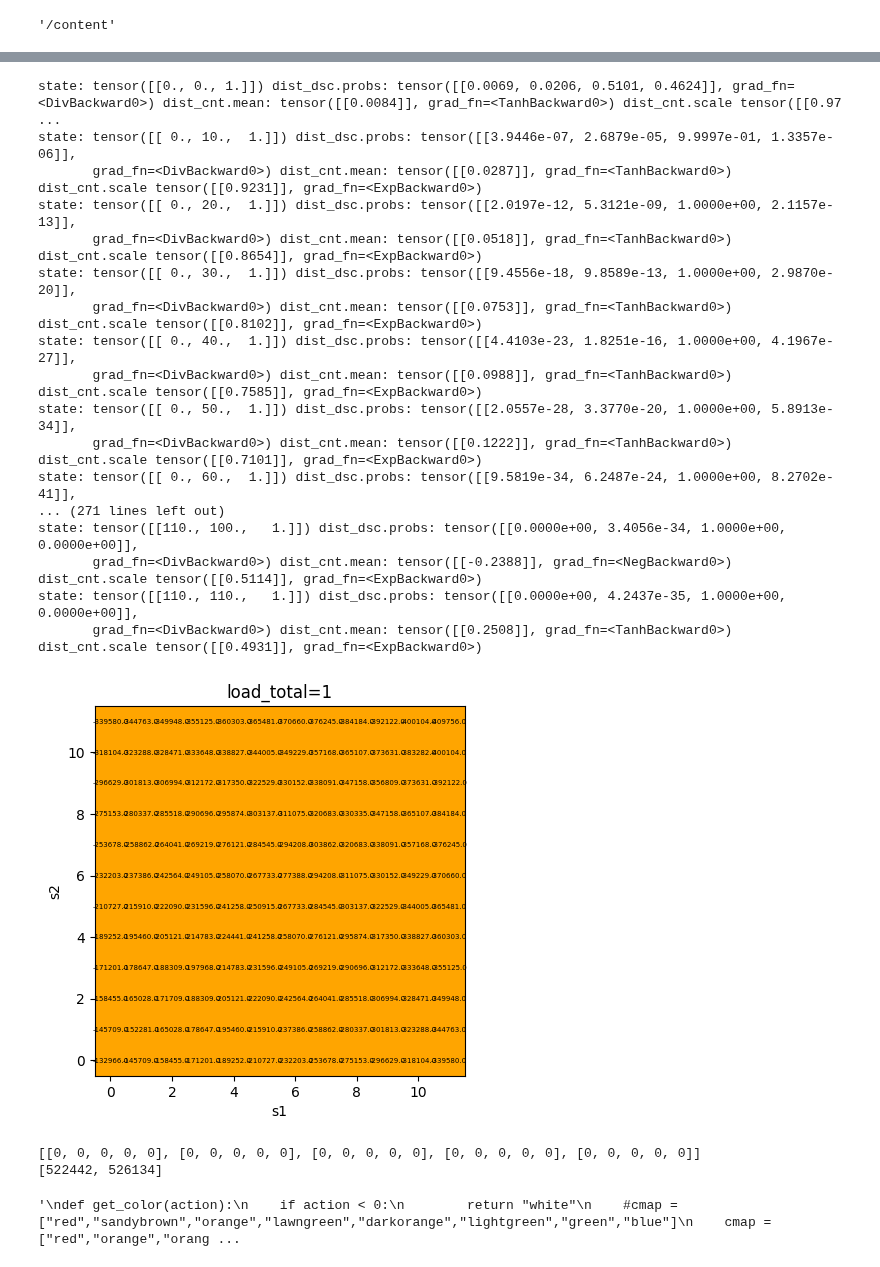
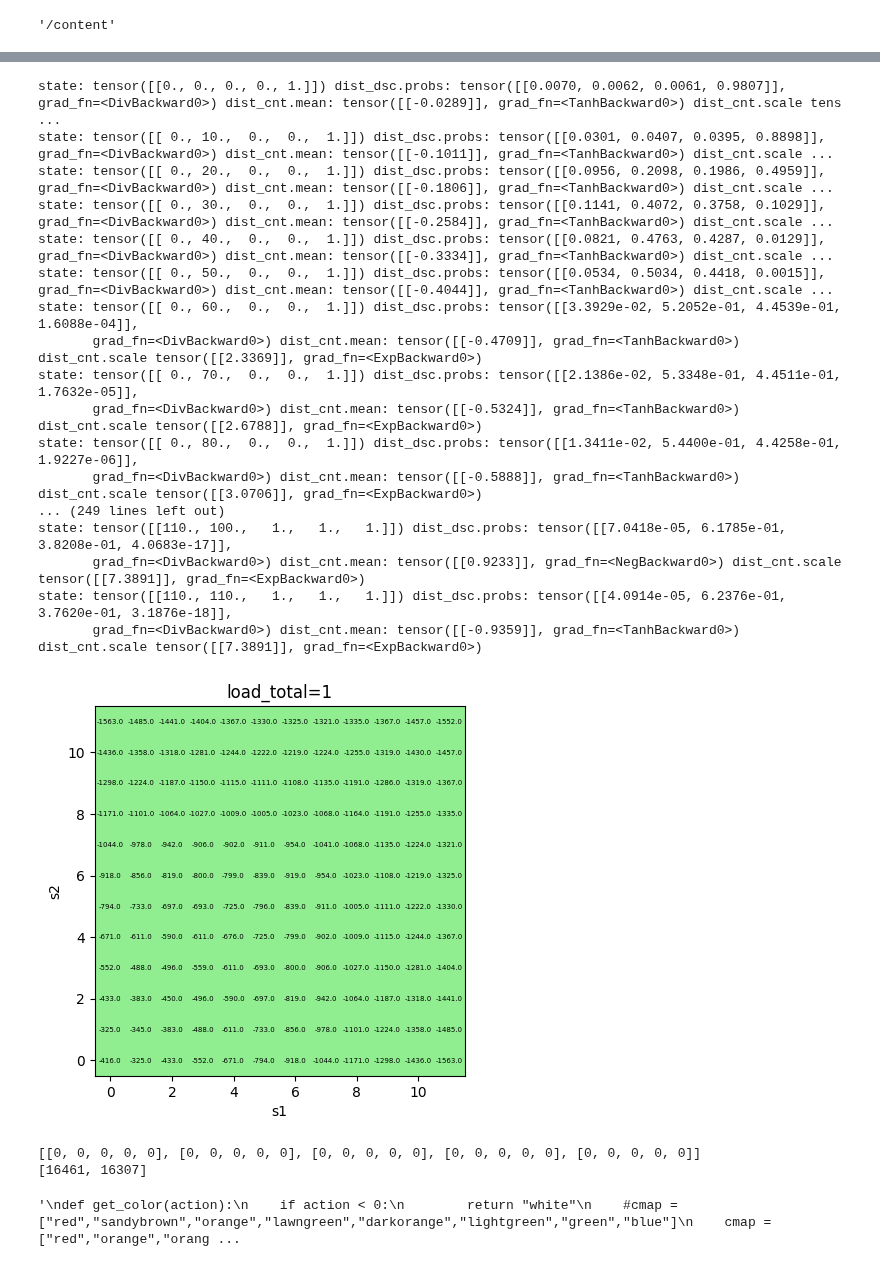
Before and after one commit to AbeTetsuyaR/AbePPO, a Jupyter notebook: AbePPO0904_without_ohe.ipynb, the cells around one changed output, grey strips where cells are left out. Cells and saved outputs as stored; diff of their text form; code cells hidden in the pictures.

```diff
--- a/AbePPO0904_without_ohe.ipynb
+++ b/AbePPO0904_without_ohe.ipynb
@@ -607,6 +614,7 @@ class CriticNetwork(nn.Module):
         state_rev = state.clone()#0907
         if state[0][0]>state[0][1]:
           state_rev[:, [0, 1]] = state_rev[:, [1, 0]]
+          state_rev[:, [2, 3]] = state_rev[:, [3, 2]]#flag
         value = self.critic(state_rev)
 
         return value
@@ -835,11 +843,11 @@ n_units = 2
 n_states = 5
 MAX_maintenance_time = 0
 #input_size = n_units * n_states + n_units * (MAX_maintenance_time) + 2 #MDPのため[残り時間]と[保全意思決定時]の2つの入力は入れない
-input_size = n_units + 1
+input_size = n_units*2 + 1 #flagを追加
 action_size = 2**n_units  # 行動数は2^3個
 batch_size = 512*4#512-5120
 interval = 24
-alpha_actor = 0.00003#ここを変更する0.00003
+alpha_actor = 0.0003#ここを変更する0.00003
 alpha_critic = 0.01#ここを変更する0.001
 n_epochs = 4
 policy_clip = 0.1
@@ -859,7 +867,7 @@ agent = Agent(n_units=n_units,
               n_epochs=n_epochs)
 env = Environment()
 # %%
-observation0=[0,0,1]
+observation0=[0,0,0,0,1]
 state0 = torch.tensor(np.array([observation0]),dtype=torch.float).to(agent.actor.device)
 dist_dsc0, dist_cnt0 = agent.actor(state0)
 value0 = agent.critic(state0)
@@ -869,5 +877,5 @@ state: tensor([[0., 0., 1.]]) dist_dsc.probs: tensor([[0.0040, 0.0030, 0.0030, 0
 # %%
-num_episode =128#8*16*4で90分
+num_episode =4#8*16*4で90分
 threshold = 0 #cnt学習を開始するエピソード
 best_reward = -np.inf
 episode_reward_history = []
@@ -882,13 +890,13 @@ for episode in range(num_episode):
     three_action = 0
     penalty_action = 0
     #level_ohe, load_total = env.init_random()
-    levels, load_total = env.init_random()
+    levels, flags, load_total = env.init_random()
     if episode % 100 == 0:
         interval_time_episode = time.time()
     interval_time_episode = time.time()
     for _ in range(1024*8):#1024*8
         #state = level_ohe + list([inventory,demand])
-        state = levels + list([load_total])
+        state = levels + flags + list([load_total])
         #print(state)
         act_dsc, act_cnt, log_prob_dsc, log_prob_cnt, val = agent.choose_action(state)
         act_dsc_list = [int(bit) for bit in format(act_dsc.item(), f'0{env.n_units}b')]
@@ -907,7 +915,7 @@ for episode in range(num_episode):
           env.cntCount[1]+=1
         #print(act_dsc_list,act_cnt_np)
         #reward, level_ohe_next, load_total_next= env.operation(act_dsc_list,act_cnt_np)
-        reward, levels_next, load_total_next= env.operation(act_dsc_list,act_cnt_np)
+        reward, levels_next, flags_next, load_total_next= env.operation(act_dsc_list,act_cnt_np)
 
         episode_reward = episode_reward *0.99 + reward
         #penalty_action += flag
@@ -917,6 +925,7 @@ for episode in range(num_episode):
             #operation_time += (remain_interval_next + 1) / 2 * interval
         agent.remember(state, act_dsc.item(), act_cnt.squeeze().cpu().numpy().copy(), log_prob_dsc, log_prob_cnt, val, reward, operation_time)
         levels = levels_next
+        flags = flags_next
         #mstatus_ohe = mstatus_ohe_next
         #inventory = inventory_next
         #demand = demand_next
@@ -1099,10 +1108,16 @@ def optimal_policy(load_total):
     for s1 in range(x+2):
         for s2 in range(x+2):
             a =env.L/(x)
-            x1 =s1*a/100
-            x2 =s2*a/100
+            x1 =s1*a
+            x2 =s2*a
+            flag1=0
+            flag2=0
+            if s1>=x:
+              flag1=1
+            if s2>=x:
+              flag2=1
             #level_ohe = one_hot_encoding(levels=[s2,s3])
-            state = [x1,x2] + list([load_total])
+            state = [x1,x2] +[flag1,flag2] +list([load_total])
             #print(state)
             act_dsc, act_cnt, log_prob_dsc, log_prob_cnt, val = agent.choose_action_max_prob(state)
             act_dsc = act_dsc.item()
@@ -1136,8 +1151,14 @@ def state_value(load_total):
             a =env.L/(x)
             x1 =s1*a
             x2 =s2*a
+            flag1=0
+            flag2=0
+            if s1>=x:
+              flag1=1
+            if s2>=x:
+              flag2=1
             #level_ohe = one_hot_encoding(levels=[s2,s3])
-            state = [x1,x2] + list([load_total])
+            state = [x1,x2] + [flag1,flag2] + list([load_total])
             act_dsc, act_cnt, log_prob_dsc, log_prob_cnt, val = agent.choose_action_max_prob(state)
             act_dsc = act_dsc.item()
             act_cnt = act_cnt.squeeze().cpu().detach().numpy().copy()
@@ -1257,23 +1278,23 @@ state: tensor([[1.1000, 1.1000, 1.8000]]) dist_dsc.probs: tensor([[0.0033, 0.014
-state: tensor([[0., 0., 1.]]) dist_dsc.probs: tensor([[0.0069, 0.0206, 0.5101, 0.4624]], grad_fn=<DivBackward0>) dist_cnt.mean: tensor([[0.0084]], grad_fn=<TanhBackward0>) dist_cnt.scale tensor([[0.97 ...
-state: tensor([[ 0., 10.,  1.]]) dist_dsc.probs: tensor([[3.9446e-07, 2.6879e-05, 9.9997e-01, 1.3357e-06]],
-       grad_fn=<DivBackward0>) dist_cnt.mean: tensor([[0.0287]], grad_fn=<TanhBackward0>) dist_cnt.scale tensor([[0.9231]], grad_fn=<ExpBackward0>)
-state: tensor([[ 0., 20.,  1.]]) dist_dsc.probs: tensor([[2.0197e-12, 5.3121e-09, 1.0000e+00, 2.1157e-13]],
-       grad_fn=<DivBackward0>) dist_cnt.mean: tensor([[0.0518]], grad_fn=<TanhBackward0>) dist_cnt.scale tensor([[0.8654]], grad_fn=<ExpBackward0>)
-state: tensor([[ 0., 30.,  1.]]) dist_dsc.probs: tensor([[9.4556e-18, 9.8589e-13, 1.0000e+00, 2.9870e-20]],
-       grad_fn=<DivBackward0>) dist_cnt.mean: tensor([[0.0753]], grad_fn=<TanhBackward0>) dist_cnt.scale tensor([[0.8102]], grad_fn=<ExpBackward0>)
-state: tensor([[ 0., 40.,  1.]]) dist_dsc.probs: tensor([[4.4103e-23, 1.8251e-16, 1.0000e+00, 4.1967e-27]],
-       grad_fn=<DivBackward0>) dist_cnt.mean: tensor([[0.0988]], grad_fn=<TanhBackward0>) dist_cnt.scale tensor([[0.7585]], grad_fn=<ExpBackward0>)
-state: tensor([[ 0., 50.,  1.]]) dist_dsc.probs: tensor([[2.0557e-28, 3.3770e-20, 1.0000e+00, 5.8913e-34]],
-       grad_fn=<DivBackward0>) dist_cnt.mean: tensor([[0.1222]], grad_fn=<TanhBackward0>) dist_cnt.scale tensor([[0.7101]], grad_fn=<ExpBackward0>)
-state: tensor([[ 0., 60.,  1.]]) dist_dsc.probs: tensor([[9.5819e-34, 6.2487e-24, 1.0000e+00, 8.2702e-41]],
-... (271 lines left out)
-state: tensor([[110., 100.,   1.]]) dist_dsc.probs: tensor([[0.0000e+00, 3.4056e-34, 1.0000e+00, 0.0000e+00]],
-       grad_fn=<DivBackward0>) dist_cnt.mean: tensor([[-0.2388]], grad_fn=<NegBackward0>) dist_cnt.scale tensor([[0.5114]], grad_fn=<ExpBackward0>)
-state: tensor([[110., 110.,   1.]]) dist_dsc.probs: tensor([[0.0000e+00, 4.2437e-35, 1.0000e+00, 0.0000e+00]],
-       grad_fn=<DivBackward0>) dist_cnt.mean: tensor([[0.2508]], grad_fn=<TanhBackward0>) dist_cnt.scale tensor([[0.4931]], grad_fn=<ExpBackward0>)
+state: tensor([[0., 0., 0., 0., 1.]]) dist_dsc.probs: tensor([[0.0070, 0.0062, 0.0061, 0.9807]], grad_fn=<DivBackward0>) dist_cnt.mean: tensor([[-0.0289]], grad_fn=<TanhBackward0>) dist_cnt.scale tens ...
+state: tensor([[ 0., 10.,  0.,  0.,  1.]]) dist_dsc.probs: tensor([[0.0301, 0.0407, 0.0395, 0.8898]], grad_fn=<DivBackward0>) dist_cnt.mean: tensor([[-0.1011]], grad_fn=<TanhBackward0>) dist_cnt.scale ...
+state: tensor([[ 0., 20.,  0.,  0.,  1.]]) dist_dsc.probs: tensor([[0.0956, 0.2098, 0.1986, 0.4959]], grad_fn=<DivBackward0>) dist_cnt.mean: tensor([[-0.1806]], grad_fn=<TanhBackward0>) dist_cnt.scale ...
+state: tensor([[ 0., 30.,  0.,  0.,  1.]]) dist_dsc.probs: tensor([[0.1141, 0.4072, 0.3758, 0.1029]], grad_fn=<DivBackward0>) dist_cnt.mean: tensor([[-0.2584]], grad_fn=<TanhBackward0>) dist_cnt.scale ...
+state: tensor([[ 0., 40.,  0.,  0.,  1.]]) dist_dsc.probs: tensor([[0.0821, 0.4763, 0.4287, 0.0129]], grad_fn=<DivBackward0>) dist_cnt.mean: tensor([[-0.3334]], grad_fn=<TanhBackward0>) dist_cnt.scale ...
+state: tensor([[ 0., 50.,  0.,  0.,  1.]]) dist_dsc.probs: tensor([[0.0534, 0.5034, 0.4418, 0.0015]], grad_fn=<DivBackward0>) dist_cnt.mean: tensor([[-0.4044]], grad_fn=<TanhBackward0>) dist_cnt.scale ...
+state: tensor([[ 0., 60.,  0.,  0.,  1.]]) dist_dsc.probs: tensor([[3.3929e-02, 5.2052e-01, 4.4539e-01, 1.6088e-04]],
+       grad_fn=<DivBackward0>) dist_cnt.mean: tensor([[-0.4709]], grad_fn=<TanhBackward0>) dist_cnt.scale tensor([[2.3369]], grad_fn=<ExpBackward0>)
+state: tensor([[ 0., 70.,  0.,  0.,  1.]]) dist_dsc.probs: tensor([[2.1386e-02, 5.3348e-01, 4.4511e-01, 1.7632e-05]],
+       grad_fn=<DivBackward0>) dist_cnt.mean: tensor([[-0.5324]], grad_fn=<TanhBackward0>) dist_cnt.scale tensor([[2.6788]], grad_fn=<ExpBackward0>)
+state: tensor([[ 0., 80.,  0.,  0.,  1.]]) dist_dsc.probs: tensor([[1.3411e-02, 5.4400e-01, 4.4258e-01, 1.9227e-06]],
+       grad_fn=<DivBackward0>) dist_cnt.mean: tensor([[-0.5888]], grad_fn=<TanhBackward0>) dist_cnt.scale tensor([[3.0706]], grad_fn=<ExpBackward0>)
+... (249 lines left out)
+state: tensor([[110., 100.,   1.,   1.,   1.]]) dist_dsc.probs: tensor([[7.0418e-05, 6.1785e-01, 3.8208e-01, 4.0683e-17]],
+       grad_fn=<DivBackward0>) dist_cnt.mean: tensor([[0.9233]], grad_fn=<NegBackward0>) dist_cnt.scale tensor([[7.3891]], grad_fn=<ExpBackward0>)
+state: tensor([[110., 110.,   1.,   1.,   1.]]) dist_dsc.probs: tensor([[4.0914e-05, 6.2376e-01, 3.7620e-01, 3.1876e-18]],
+       grad_fn=<DivBackward0>) dist_cnt.mean: tensor([[-0.9359]], grad_fn=<TanhBackward0>) dist_cnt.scale tensor([[7.3891]], grad_fn=<ExpBackward0>)
-[figure, old version]
+[figure, new version]
 [[0, 0, 0, 0, 0], [0, 0, 0, 0, 0], [0, 0, 0, 0, 0], [0, 0, 0, 0, 0], [0, 0, 0, 0, 0]]
-[522442, 526134]
+[16461, 16307]
 # %%
 """
 def get_color(action):
```
Also changed, not shown: parts of 6 cells of this notebook.
